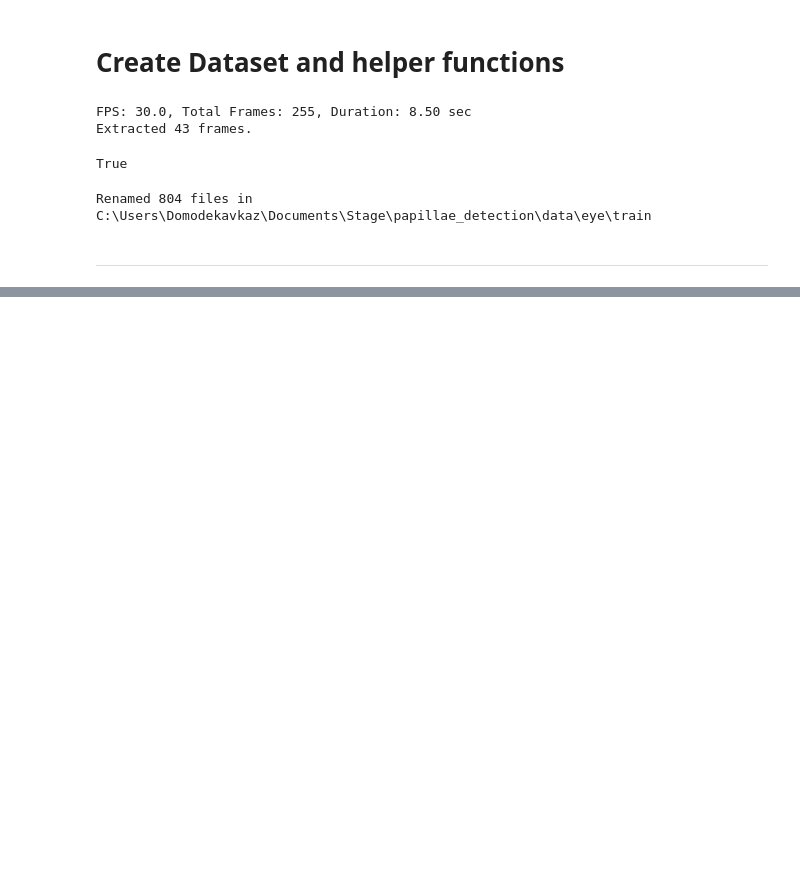
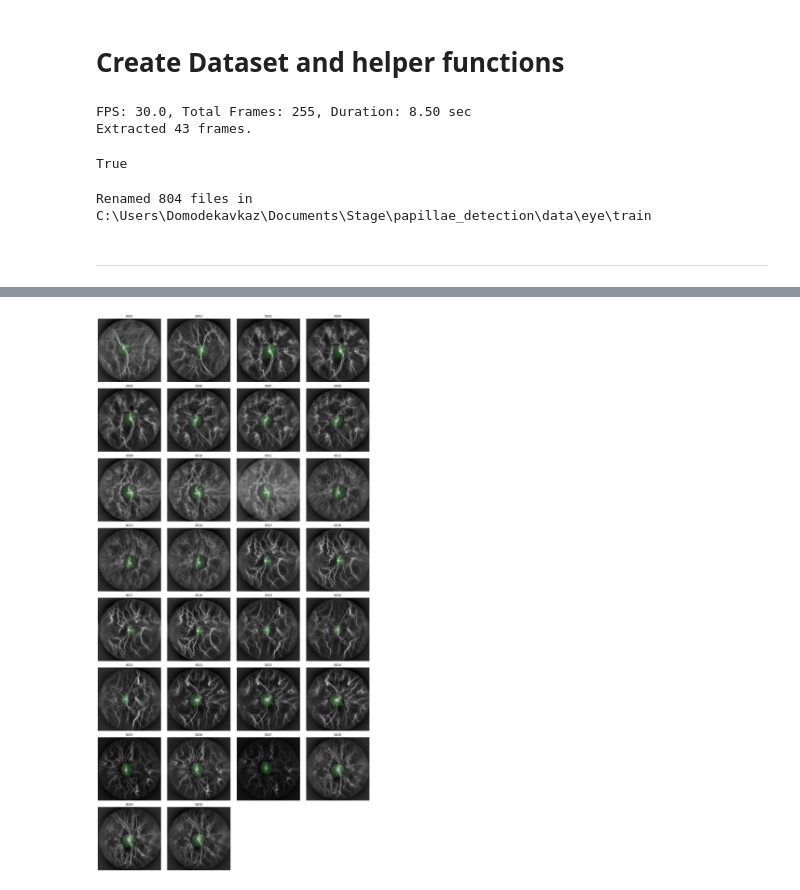
Before and after one commit to Pauwit/EyeSegmentation, a Jupyter notebook: create_dataset.ipynb, the cells around one changed output, grey strips where cells are left out. Cells and saved outputs as stored; diff of their text form; code cells hidden in the pictures; blank space fills up the shorter version.

```diff
--- a/create_dataset.ipynb
+++ b/create_dataset.ipynb
@@ -113,0 +338,57 @@ for p in read_paths("pngs.txt"):
+# %%
+# Paths
+images_dir = Path("datasets/segmentation/optic_disk/val/images")   # Folder with your original images
+labels_dir = Path("datasets/segmentation/optic_disk/val/labels")   # Folder with YOLO .txt segmentation labels
+
+# Number of samples to show
+N = 30
+
+# Get list of image paths
+image_paths = sorted(list(images_dir.glob("*.png")))[:N]
+
+def load_yolo_polygons(label_path, w, h):
+    polygons = []
+    if not label_path.exists():
+        return polygons
+    with open(label_path, "r") as f:
+        for line in f:
+            parts = line.strip().split()
+            if len(parts) < 3:
+                continue
+            coords = np.array(list(map(float, parts[1:])))
+            pts = coords.reshape(-1, 2)
+            pts[:, 0] *= w
+            pts[:, 1] *= h
+            polygons.append(pts.astype(np.int32))
+    return polygons
+
+cols = 4
+rows = int(np.ceil(N / cols))
+plt.figure(figsize=(4 * cols, 4 * rows))
+
+for i, image_path in enumerate(image_paths):
+    label_path = labels_dir / (image_path.stem + ".txt")
+    img = cv2.imread(str(image_path))
+    img = cv2.cvtColor(img, cv2.COLOR_BGR2RGB)
+    h, w, _ = img.shape
+
+    polygons = load_yolo_polygons(label_path, w, h)
+
+    # Create transparent overlay
+    overlay = img.copy()
+    for pts in polygons:
+        cv2.fillPoly(overlay, [pts], color=(0, 255, 0))  # green fill
+        cv2.polylines(overlay, [pts], isClosed=True, color=(0, 255, 0), thickness=2)
+
+    # Blend overlay with original image (alpha = 0.1 means 10% green)
+    blended = cv2.addWeighted(overlay, 0.1, img, 0.9, 0)
+
+    plt.subplot(rows, cols, i + 1)
+    plt.imshow(blended)
+    plt.axis("off")
+    plt.title(image_path.stem)
+
+plt.tight_layout()
+plt.show()
+# %% [output]
+[figure, added]
```
Also changed, not shown: parts of 7 cells of this notebook.
